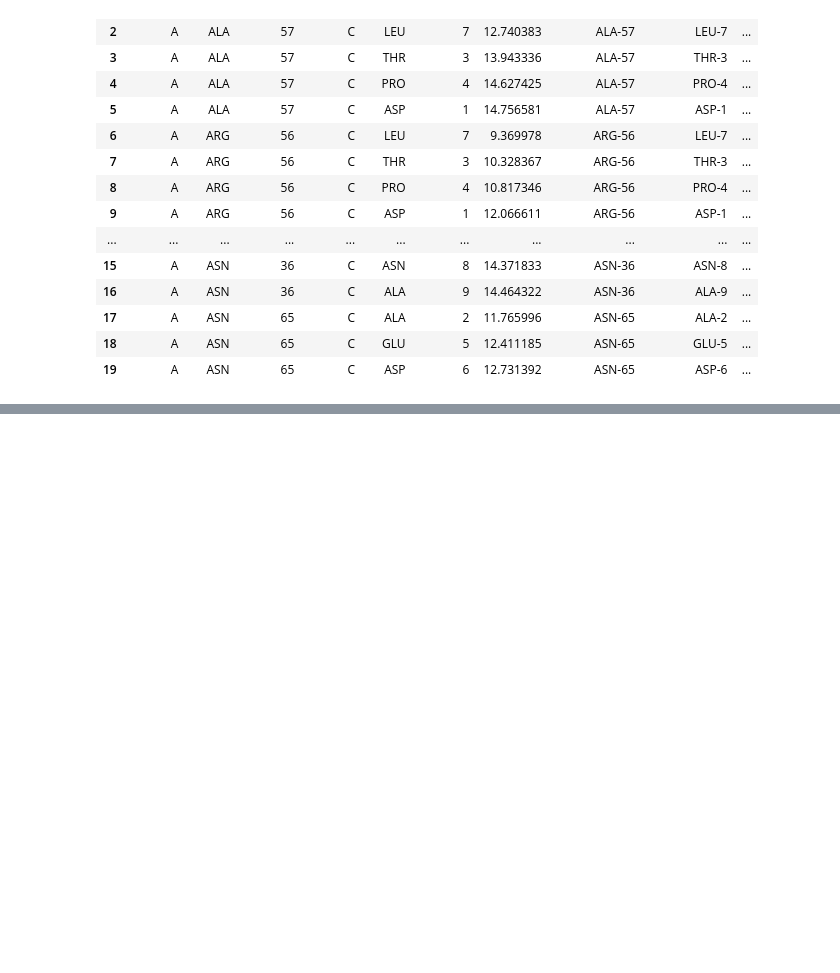
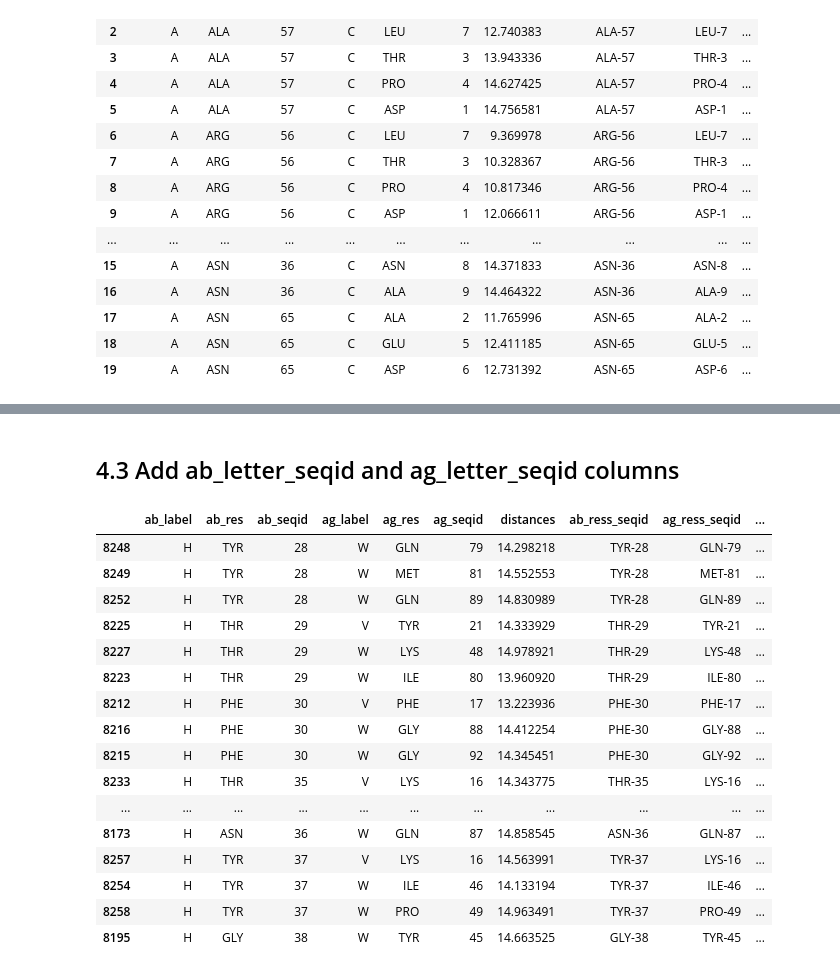
Before and after one commit to Monida/paratope_sequence_prediction, a Jupyter notebook: 1. Get distances.ipynb, the cells around one changed output, grey strips where cells are left out. Cells and saved outputs as stored; diff of their text form; code cells hidden in the pictures; blank space fills up the shorter version.

```diff
--- a/1. Get distances.ipynb
+++ b/1. Get distances.ipynb
@@ -279,0 +242,5 @@ distances_df.groupby(['pdb','ab_ress_seqid']).count()
+# %%
+distances_df = pd.merge(left=distances_df, right=amino_acids_df[['3 letter code','letter code']],
+left_on='ab_res',right_on='3 letter code', how='left')
+distances_df.drop('3 letter code', axis=1, inplace=True)
+distances_df.rename({'letter code':'ab_letter'},axis=1,inplace=True)
@@ -279,0 +258,5 @@ distances_df.groupby(['pdb','ab_ress_seqid']).count()
+# %%
+distances_df = pd.merge(left=distances_df, right=amino_acids_df[['3 letter code','letter code']],
+left_on='ag_res',right_on='3 letter code', how='left')
+distances_df.drop('3 letter code', axis=1, inplace=True)
+distances_df.rename({'letter code':'ag_letter'},axis=1,inplace=True)
@@ -279,0 +272,27 @@ distances_df.groupby(['pdb','ab_ress_seqid']).count()
+# %% [markdown]
+## 4.3 Add ab_letter_seqid and ag_letter_seqid columns
+# %%
+distances_df['ab_letter_seqid'] = distances_df.ab_letter + '-' + distances_df.ab_seqid.astype(str)
+distances_df['ag_letter_seqid'] = distances_df.ag_letter + '-' + distances_df.ag_seqid.astype(str)
+# %%
+distances_df.sort_values(['pdb','ab_label','ab_seqid','ag_label','ag_seqid'],inplace=True)
+# %%
+distances_df.head(20)
+# %% [output]
+|  | ab_label | ab_res | ab_seqid | ag_label | ag_res | ag_seqid | distances | ab_ress_seqid | ag_ress_seqid | ... |
+| 8248 | H | TYR | 28 | W | GLN | 79 | 14.298218 | TYR-28 | GLN-79 | ... |
+| 8249 | H | TYR | 28 | W | MET | 81 | 14.552553 | TYR-28 | MET-81 | ... |
+| 8252 | H | TYR | 28 | W | GLN | 89 | 14.830989 | TYR-28 | GLN-89 | ... |
+| 8225 | H | THR | 29 | V | TYR | 21 | 14.333929 | THR-29 | TYR-21 | ... |
+| 8227 | H | THR | 29 | W | LYS | 48 | 14.978921 | THR-29 | LYS-48 | ... |
+| 8223 | H | THR | 29 | W | ILE | 80 | 13.960920 | THR-29 | ILE-80 | ... |
+| 8212 | H | PHE | 30 | V | PHE | 17 | 13.223936 | PHE-30 | PHE-17 | ... |
+| 8216 | H | PHE | 30 | W | GLY | 88 | 14.412254 | PHE-30 | GLY-88 | ... |
+| 8215 | H | PHE | 30 | W | GLY | 92 | 14.345451 | PHE-30 | GLY-92 | ... |
+| 8233 | H | THR | 35 | V | LYS | 16 | 14.343775 | THR-35 | LYS-16 | ... |
+| ... | ... | ... | ... | ... | ... | ... | ... | ... | ... | ... |
+| 8173 | H | ASN | 36 | W | GLN | 87 | 14.858545 | ASN-36 | GLN-87 | ... |
+| 8257 | H | TYR | 37 | V | LYS | 16 | 14.563991 | TYR-37 | LYS-16 | ... |
+| 8254 | H | TYR | 37 | W | ILE | 46 | 14.133194 | TYR-37 | ILE-46 | ... |
+| 8258 | H | TYR | 37 | W | PRO | 49 | 14.963491 | TYR-37 | PRO-49 | ... |
+| 8195 | H | GLY | 38 | W | TYR | 45 | 14.663525 | GLY-38 | TYR-45 | ... |
```
Also changed, not shown: parts of 19 cells of this notebook, 1 other file.
